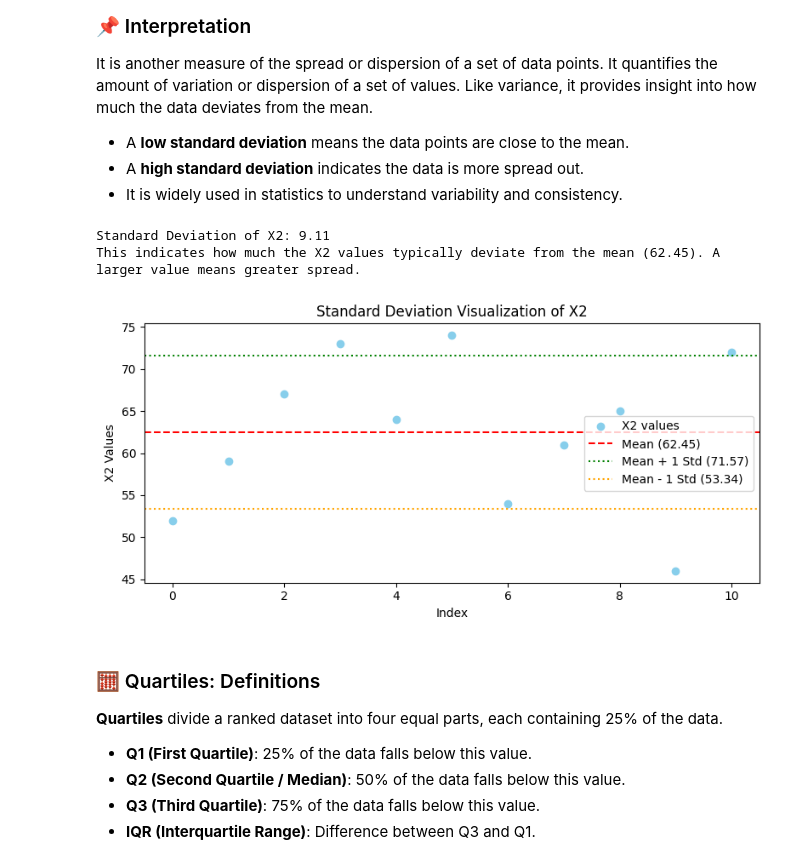
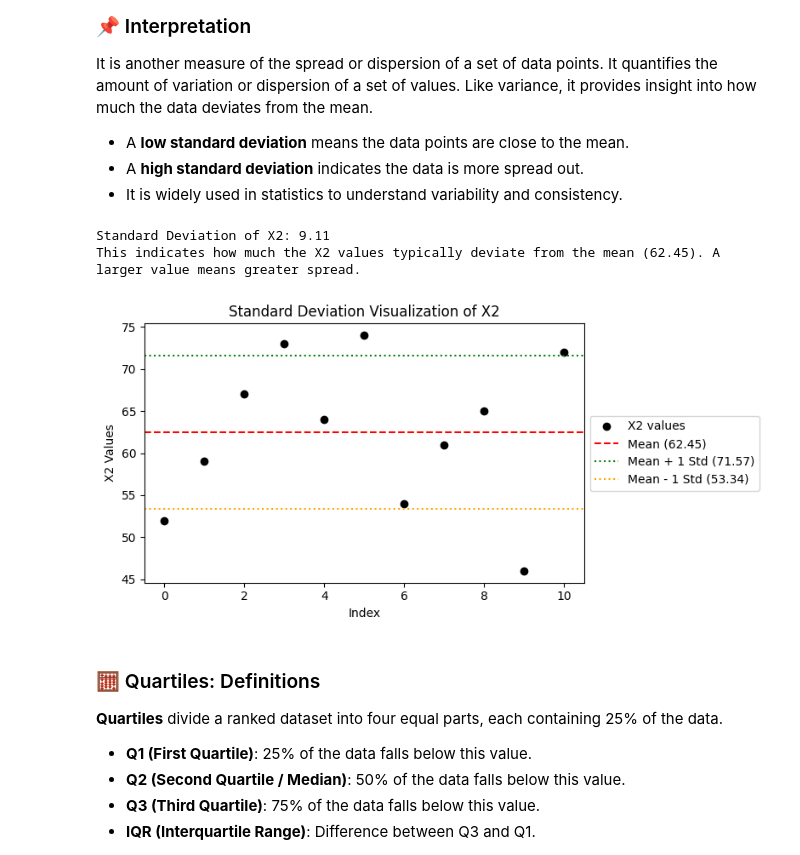
Before and after one commit to abdullahiabdirizak32-hub/DataStructuresWorkshop-Group2, a Jupyter notebook: IntroToDataStructures_Workshop_challenge.ipynb, the cells around one changed output. Cells and saved outputs as stored; diff of their text form; code cells hidden in the pictures.

```diff
--- a/IntroToDataStructures_Workshop_challenge.ipynb
+++ b/IntroToDataStructures_Workshop_challenge.ipynb
@@ -1095,34 +1110,35 @@ It is another measure of the spread or dispersion of a set of data points. It qu
 # %%
 import pandas as pd
 import matplotlib.pyplot as plt
 
 # Load the dataset
 df = pd.read_csv("./data/Systolic1.csv")
 
 # Compute standard deviation
 std_dev_x2 = df['X2'].std()
 mean_x2 = df['X2'].mean()
 
 # Print interpretation
 print(f"Standard Deviation of X2: {std_dev_x2:.2f}")
 print(f"This indicates how much the X2 values typically deviate from the mean ({mean_x2:.2f}). A larger value means greater spread.")
 
 # --- Visualization ---
 plt.figure(figsize=(8, 4))
-plt.scatter(range(len(df['X2'])), df['X2'], color='skyblue', label='X2 values')
+plt.scatter(range(len(df['X2'])), df['X2'], color='black', label='X2 values')
 plt.axhline(mean_x2, color='red', linestyle='--', label=f'Mean ({mean_x2:.2f})')
 plt.axhline(mean_x2 + std_dev_x2, color='green', linestyle=':', label=f'Mean + 1 Std ({mean_x2 + std_dev_x2:.2f})')
 plt.axhline(mean_x2 - std_dev_x2, color='orange', linestyle=':', label=f'Mean - 1 Std ({mean_x2 - std_dev_x2:.2f})')
 plt.title("Standard Deviation Visualization of X2")
 plt.xlabel("Index")
 plt.ylabel("X2 Values")
-plt.legend()
+plt.legend(loc="center left", bbox_to_anchor=(1, 0.5))
 plt.tight_layout()
+
 plt.show(block=True)
 # %% [output]
 Standard Deviation of X2: 9.11
 This indicates how much the X2 values typically deviate from the mean (62.45). A larger value means greater spread.
-[figure, old version]
+[figure, new version]
 # %% [markdown]
 ### 🧮 Quartiles: Definitions
 
```
Also changed, not shown: parts of 7 cells of this notebook.
